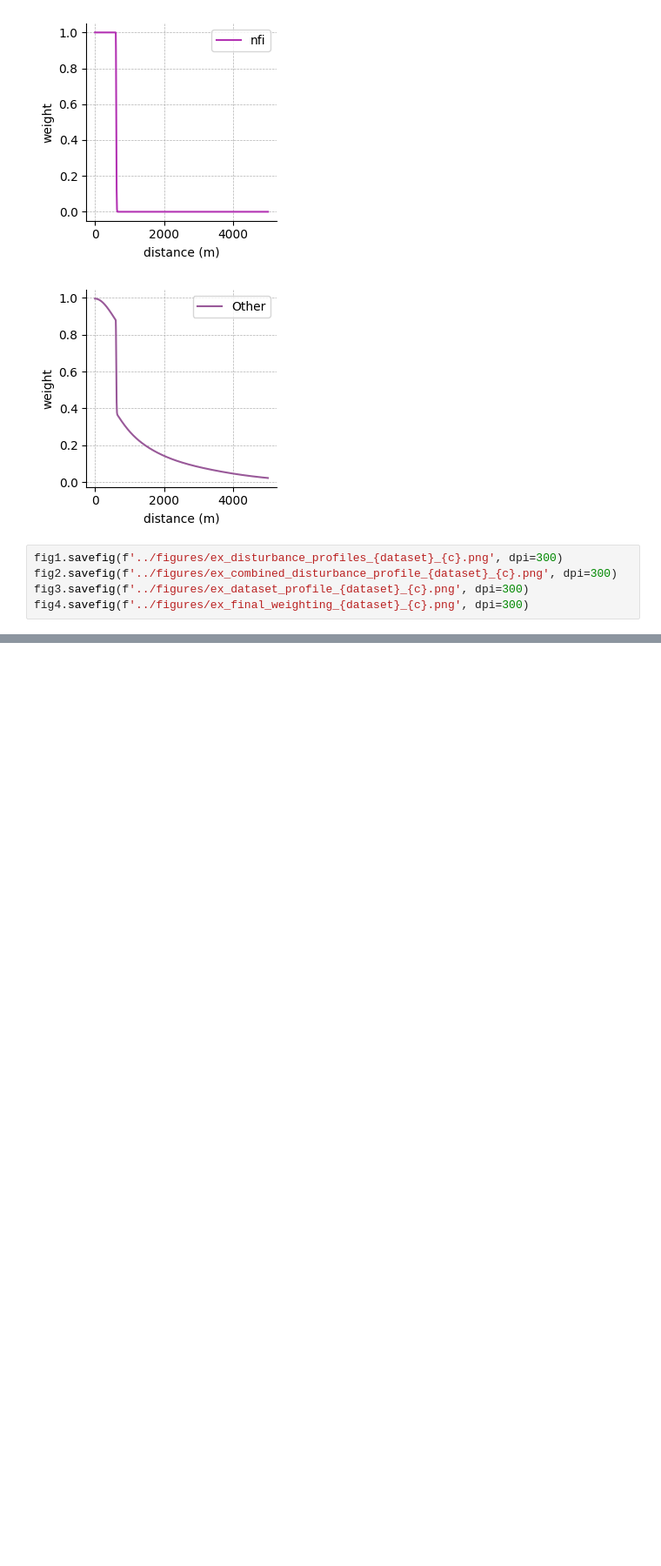
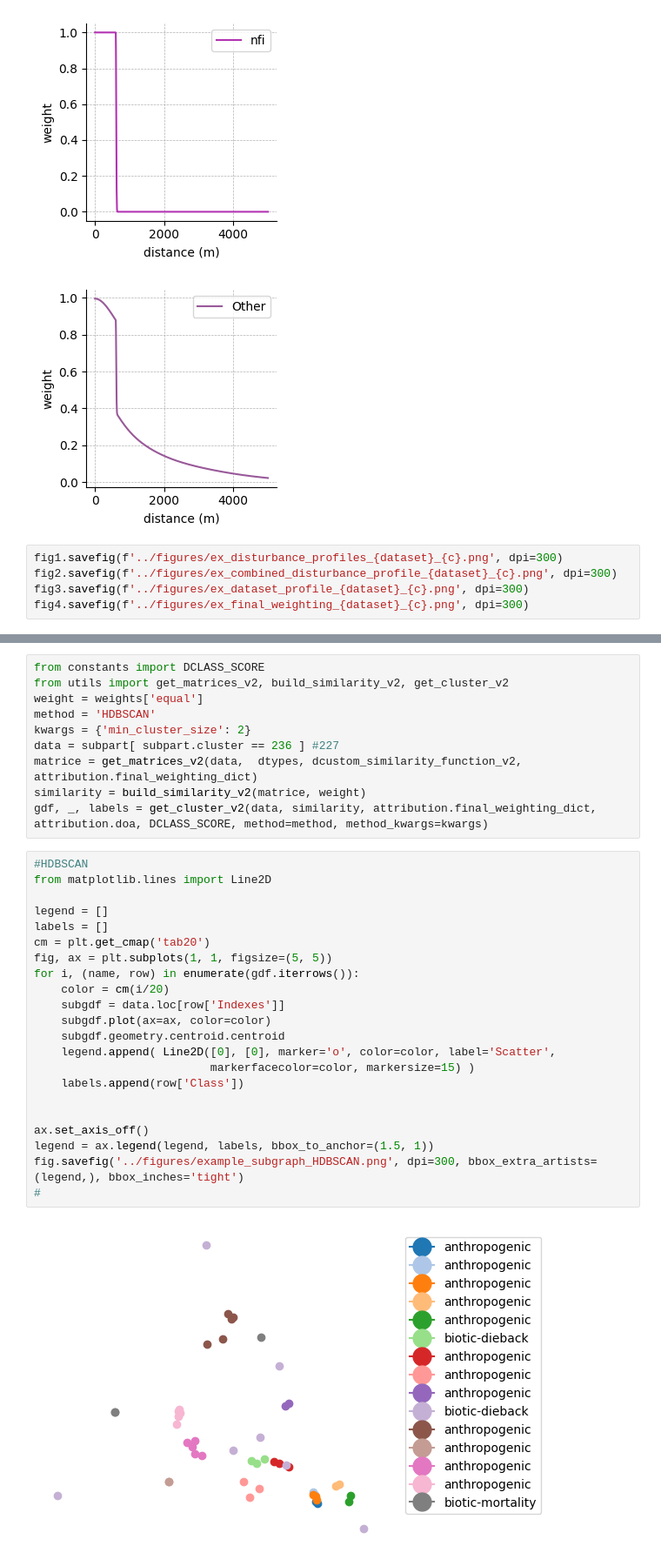
Before and after one commit to ArthurCalvi/Disturbance-Attribution-Dataset-Joining, a Jupyter notebook: join-datasets/create_figures.ipynb, the cells around one changed output, grey strips where cells are left out. Shown at 87% size. Cells and saved outputs as stored; diff of their text form; blank space fills up the shorter version.

```diff
--- a/join-datasets/create_figures.ipynb
+++ b/join-datasets/create_figures.ipynb
@@ -228,0 +438,34 @@ fig4.savefig(f'../figures/ex_final_weighting_{dataset}_{c}.png', dpi=300)
+# %%
+from constants import DCLASS_SCORE
+from utils import get_matrices_v2, build_similarity_v2, get_cluster_v2
+weight = weights['equal']
+method = 'HDBSCAN'
+kwargs = {'min_cluster_size': 2}
+data = subpart[ subpart.cluster == 236 ] #227
+matrice = get_matrices_v2(data,  dtypes, dcustom_similarity_function_v2, attribution.final_weighting_dict)
+similarity = build_similarity_v2(matrice, weight)
+gdf, _, labels = get_cluster_v2(data, similarity, attribution.final_weighting_dict, attribution.doa, DCLASS_SCORE, method=method, method_kwargs=kwargs)
+# %%
+#HDBSCAN
+from matplotlib.lines import Line2D
+
+legend = []
+labels = []
+cm = plt.get_cmap('tab20')
+fig, ax = plt.subplots(1, 1, figsize=(5, 5))
+for i, (name, row) in enumerate(gdf.iterrows()):
+    color = cm(i/20)
+    subgdf = data.loc[row['Indexes']]
+    subgdf.plot(ax=ax, color=color)
+    subgdf.geometry.centroid.centroid
+    legend.append( Line2D([0], [0], marker='o', color=color, label='Scatter',
+                          markerfacecolor=color, markersize=15) )
+    labels.append(row['Class'])
+
+
+ax.set_axis_off()
+legend = ax.legend(legend, labels, bbox_to_anchor=(1.5, 1))
+fig.savefig('../figures/example_subgraph_HDBSCAN.png', dpi=300, bbox_extra_artists=(legend,), bbox_inches='tight')
+#
+# %% [output]
+[figure, added]
```
Also changed, not shown: parts of 11 cells of this notebook, 7 other files.
